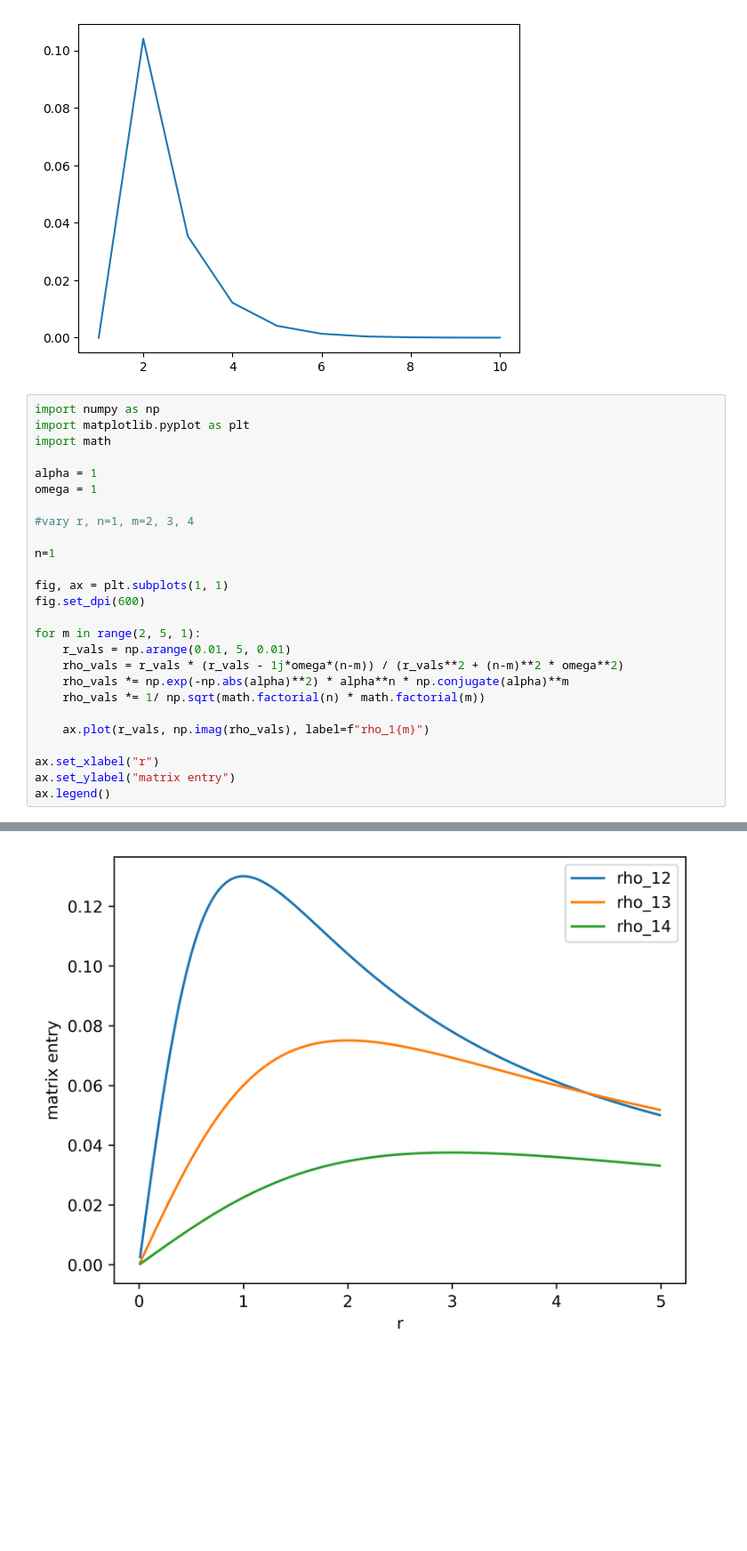
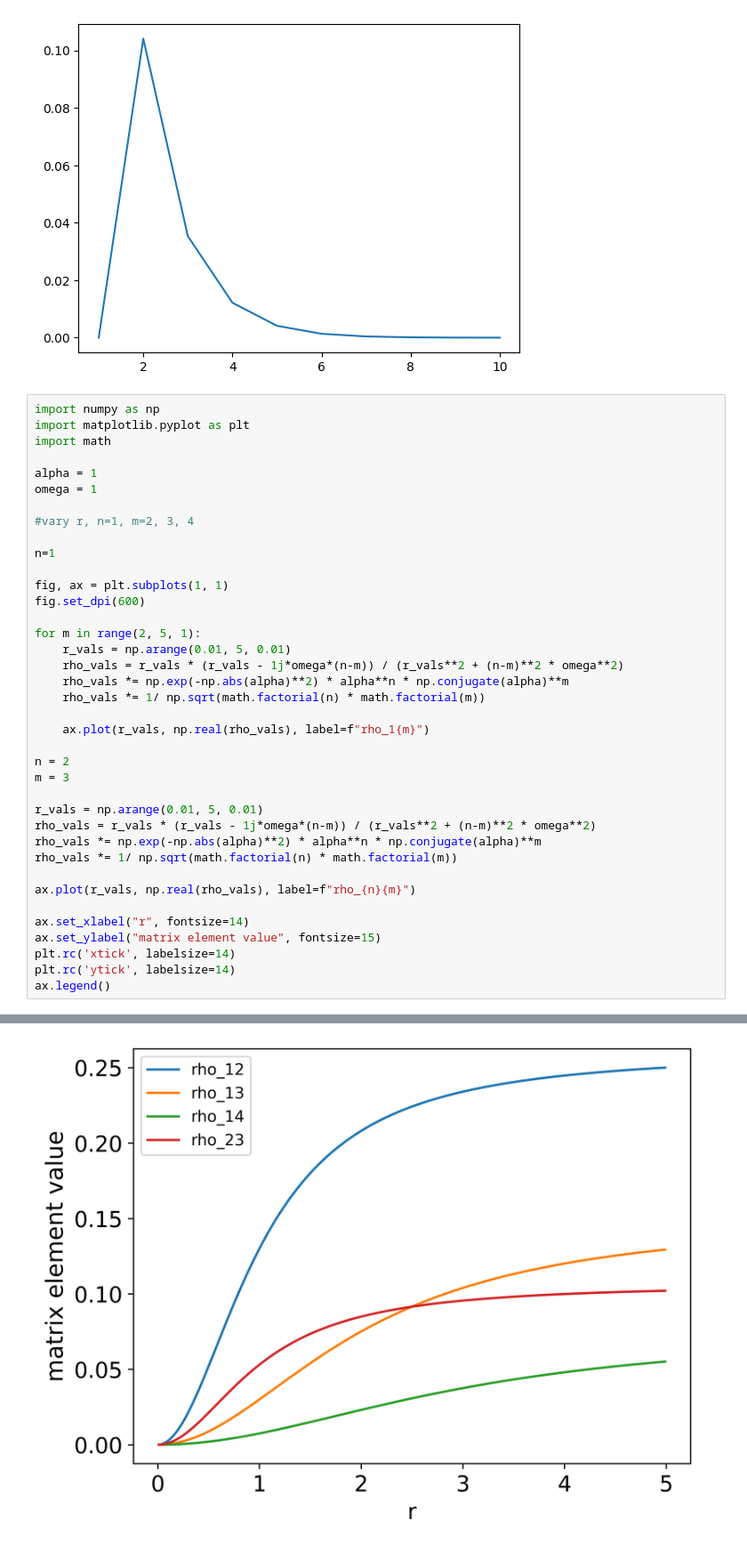
Before and after one commit to John-Zou-IC/M2R_Stochastic_Resetting, a Jupyter notebook: figures.ipynb, the cells around one changed output, grey strips where cells are left out. Shown at 89% size. Cells and saved outputs as stored; diff of their text form; blank space fills up the shorter version.

```diff
--- a/figures.ipynb
+++ b/figures.ipynb
@@ -345,29 +345,41 @@ plt.plot(m_data, np.imag(rho_m_data))
 # %%
 import numpy as np
 import matplotlib.pyplot as plt
 import math
 
 alpha = 1
 omega = 1
 
 #vary r, n=1, m=2, 3, 4
 
 n=1
 
 fig, ax = plt.subplots(1, 1)
 fig.set_dpi(600)
 
 for m in range(2, 5, 1):
     r_vals = np.arange(0.01, 5, 0.01)
     rho_vals = r_vals * (r_vals - 1j*omega*(n-m)) / (r_vals**2 + (n-m)**2 * omega**2)
     rho_vals *= np.exp(-np.abs(alpha)**2) * alpha**n * np.conjugate(alpha)**m
     rho_vals *= 1/ np.sqrt(math.factorial(n) * math.factorial(m))
 
-    ax.plot(r_vals, np.imag(rho_vals), label=f"rho_1{m}")
+    ax.plot(r_vals, np.real(rho_vals), label=f"rho_1{m}")
 
-ax.set_xlabel("r")
-ax.set_ylabel("matrix entry")
+n = 2
+m = 3
+
+r_vals = np.arange(0.01, 5, 0.01)
+rho_vals = r_vals * (r_vals - 1j*omega*(n-m)) / (r_vals**2 + (n-m)**2 * omega**2)
+rho_vals *= np.exp(-np.abs(alpha)**2) * alpha**n * np.conjugate(alpha)**m
+rho_vals *= 1/ np.sqrt(math.factorial(n) * math.factorial(m))
+
+ax.plot(r_vals, np.real(rho_vals), label=f"rho_{n}{m}")
+
+ax.set_xlabel("r", fontsize=14)
+ax.set_ylabel("matrix element value", fontsize=15)
+plt.rc('xtick', labelsize=14)
+plt.rc('ytick', labelsize=14)
 ax.legend()
 # %% [output]
 <matplotlib.legend.Legend at 0x...>
-[figure, old version]
+[figure, new version]
```
Also changed, not shown: parts of 1 cell of this notebook.
